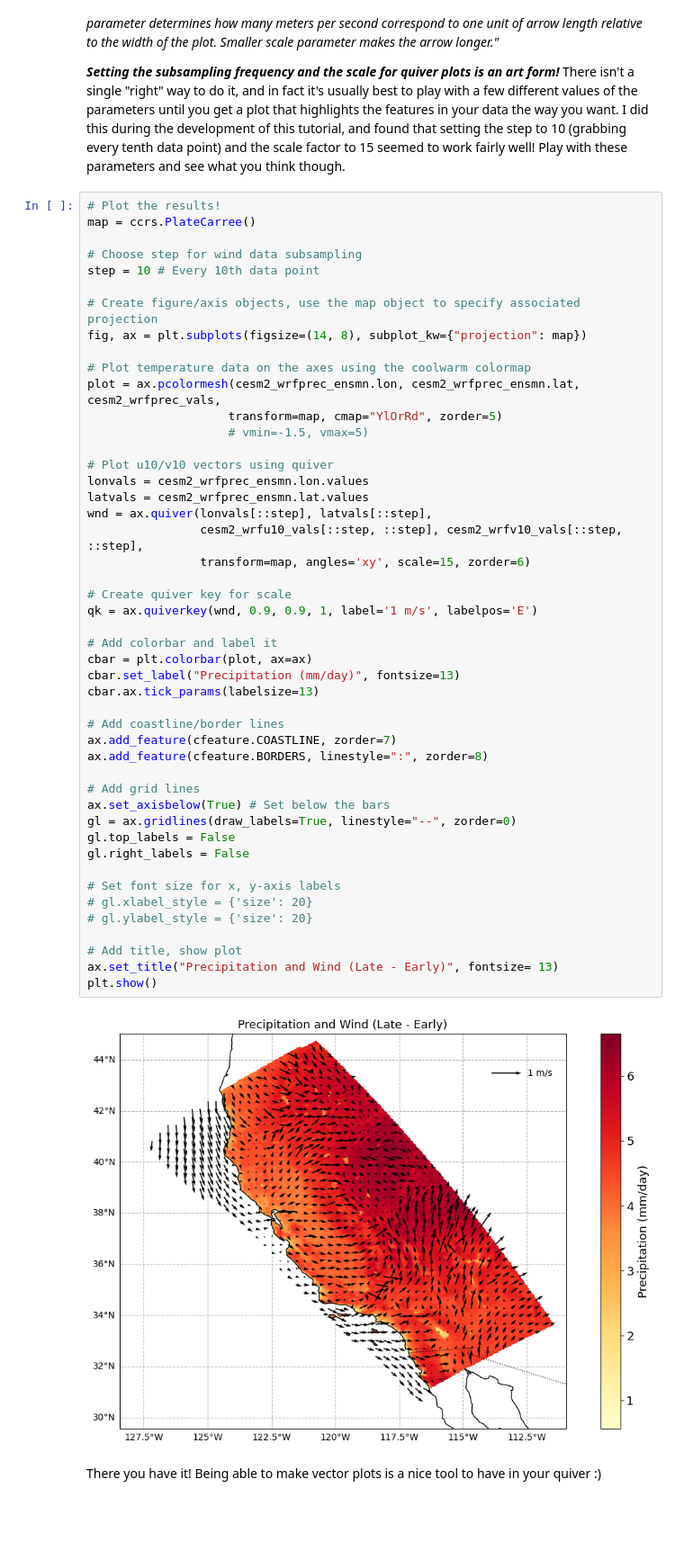
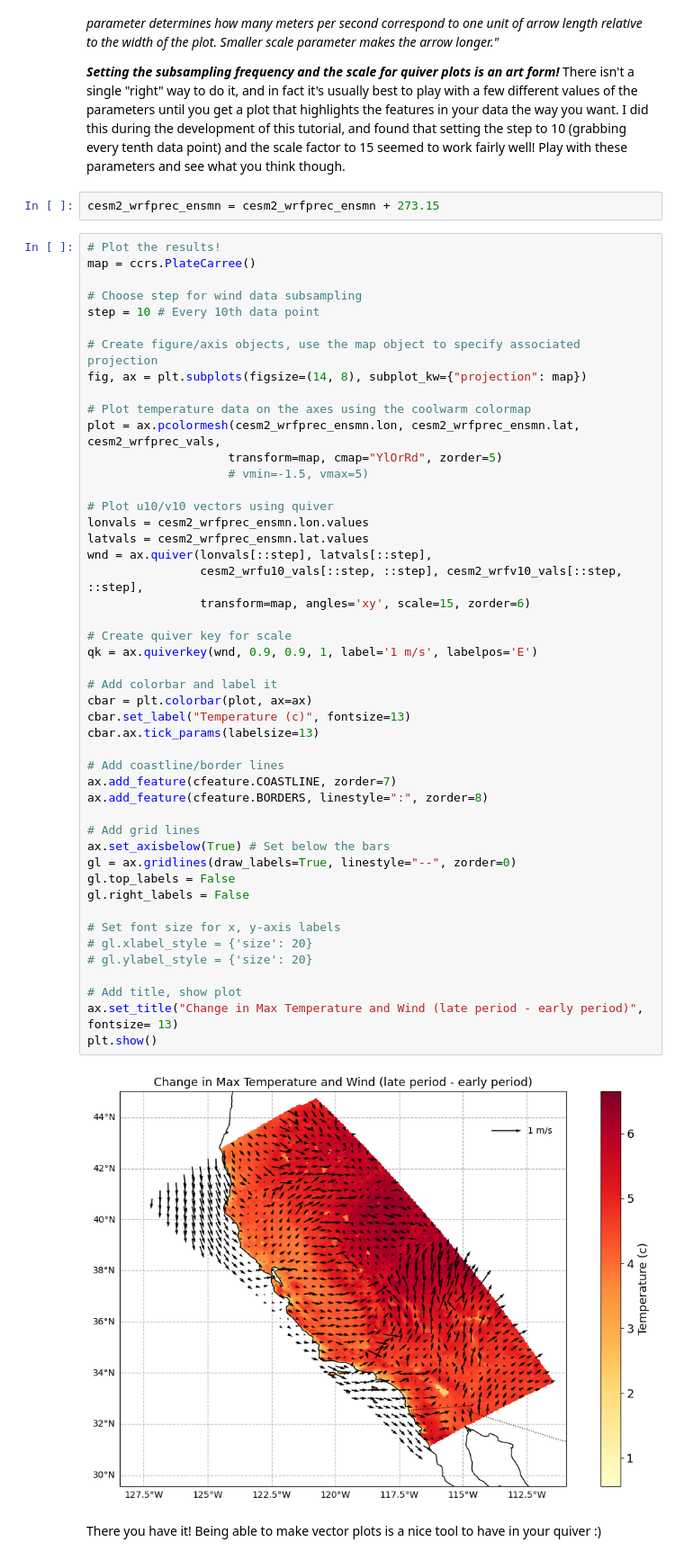
Before and after one commit to haylee360/thomas-fire-analysis, a Jupyter notebook: 2. Mapping Multiple Variables copy.ipynb, the cells around one changed output. Shown at 90% size. Saved outputs shown, nothing was run; the diff lists cells and outputs as text; blank space fills up the shorter version.

```diff
--- a/2. Mapping Multiple Variables copy.ipynb
+++ b/2. Mapping Multiple Variables copy.ipynb
@@ -347,6 +351,8 @@ To get around this, it's good practice to _subsample_ the wind information, so t
 You can ALSO play with setting the _scale_ of the arrows manually! This is done automatically for you by Matplotlib by default, but it's also good practice to set a scale factor so that you're more aware of what's being done. The scale parameter in Matplotlib's quiver is also a bit counterintuitive: bigger numbers make the arrows smaller. A quote from the quiver documentation page, linked above: _"Number of data values represented by one unit of arrow length on the plot. For example, if the data represents velocity in meters per second (m/s), the scale parameter determines how many meters per second correspond to one unit of arrow length relative to the width of the plot. Smaller scale parameter makes the arrow longer."_
 
 _**Setting the subsampling frequency and the scale for quiver plots is an art form!**_ There isn't a single "right" way to do it, and in fact it's usually best to play with a few different values of the parameters until you get a plot that highlights the features in your data the way you want. I did this during the development of this tutorial, and found that setting the step to 10 (grabbing every tenth data point) and the scale factor to 15 seemed to work fairly well! Play with these parameters and see what you think though.
+# %%
+cesm2_wrfprec_ensmn = cesm2_wrfprec_ensmn + 273.15
 # %%
 # Plot the results!
 map = ccrs.PlateCarree()
@@ -366,35 +372,35 @@ plot = ax.pcolormesh(cesm2_wrfprec_ensmn.lon, cesm2_wrfprec_ensmn.lat, cesm2_wrf
 lonvals = cesm2_wrfprec_ensmn.lon.values
 latvals = cesm2_wrfprec_ensmn.lat.values
 wnd = ax.quiver(lonvals[::step], latvals[::step],
                 cesm2_wrfu10_vals[::step, ::step], cesm2_wrfv10_vals[::step, ::step],
                 transform=map, angles='xy', scale=15, zorder=6)
 
 # Create quiver key for scale
 qk = ax.quiverkey(wnd, 0.9, 0.9, 1, label='1 m/s', labelpos='E')
 
 # Add colorbar and label it
 cbar = plt.colorbar(plot, ax=ax)
-cbar.set_label("Precipitation (mm/day)", fontsize=13)
+cbar.set_label("Temperature (c)", fontsize=13)
 cbar.ax.tick_params(labelsize=13)
 
 # Add coastline/border lines
 ax.add_feature(cfeature.COASTLINE, zorder=7)
 ax.add_feature(cfeature.BORDERS, linestyle=":", zorder=8)
 
 # Add grid lines
 ax.set_axisbelow(True) # Set below the bars
 gl = ax.gridlines(draw_labels=True, linestyle="--", zorder=0)
 gl.top_labels = False
 gl.right_labels = False
 
 # Set font size for x, y-axis labels
 # gl.xlabel_style = {'size': 20}
 # gl.ylabel_style = {'size': 20}
 
 # Add title, show plot
-ax.set_title("Precipitation and Wind (Late - Early)", fontsize= 13)
+ax.set_title("Change in Max Temperature and Wind (late period - early period)", fontsize= 13)
 plt.show()
 # %% [output]
-[figure, old version]
+[figure, new version]
 # %% [markdown]
 There you have it! Being able to make vector plots is a nice tool to have in your quiver :)
```
Also changed, not shown: parts of 4 cells of this notebook.
